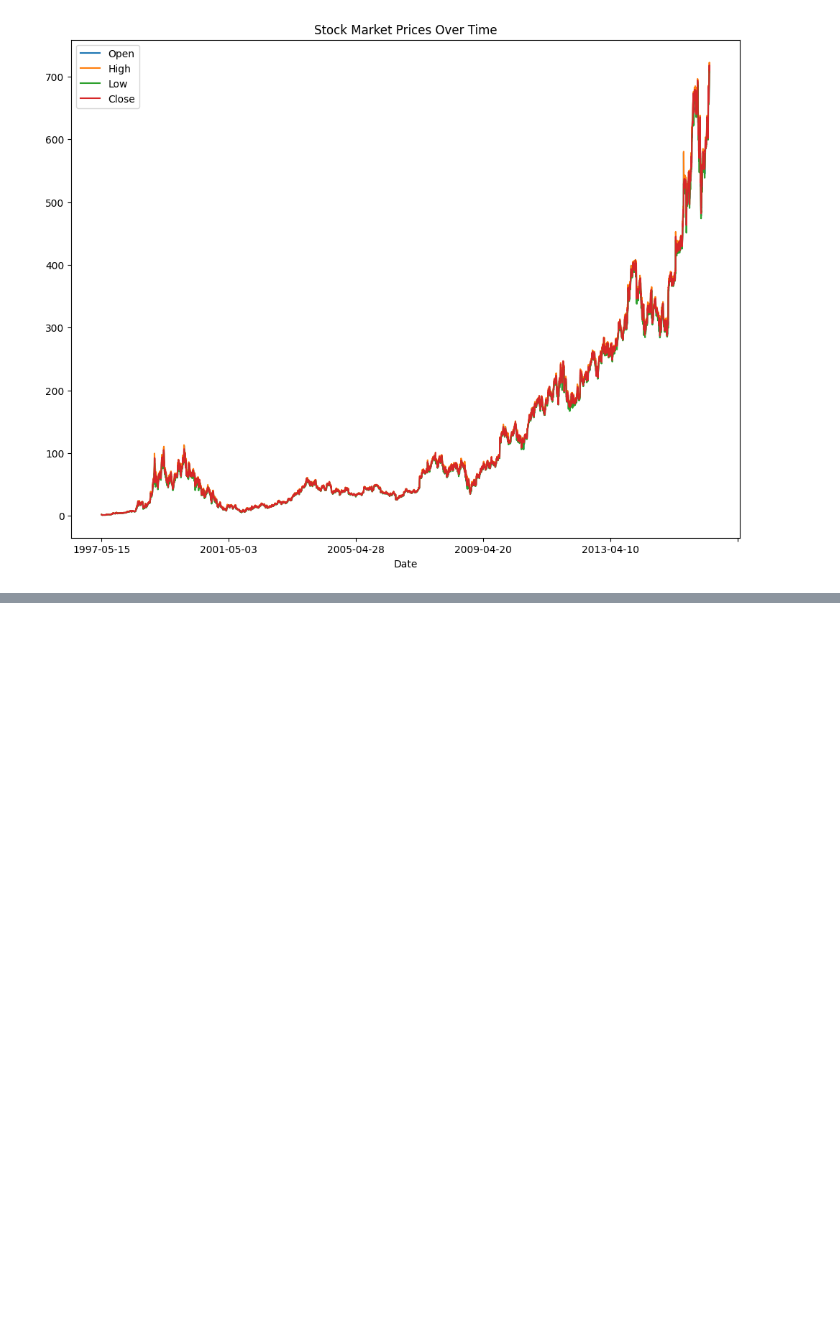
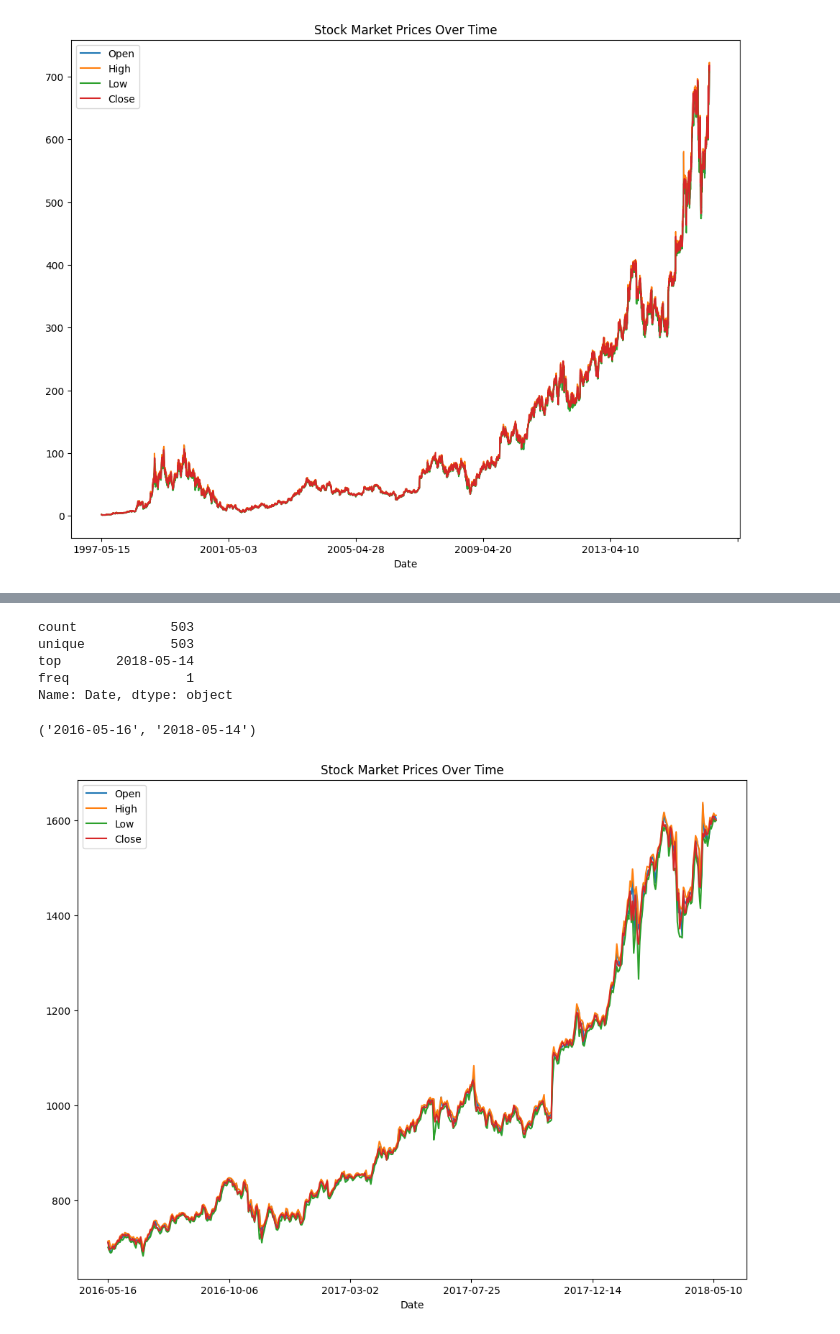
Before and after one commit to MeetPatel89/stock_direct, a Jupyter notebook: notebooks/explore-0.0.1.ipynb, the cells around one changed output, grey strips where cells are left out. Drawn from its saved outputs; the diff is of its cells as text; code cells hidden in the pictures; blank space fills up the shorter version.

```diff
--- a/notebooks/explore-0.0.1.ipynb
+++ b/notebooks/explore-0.0.1.ipynb
@@ -73,0 +119,18 @@ plt.show()
+# %%
+df_val["Date"].describe()
+# %% [output]
+count            503
+unique           503
+top       2018-05-14
+freq               1
+Name: Date, dtype: object
+# %%
+df_val["Date"].min(), df_val["Date"].max()
+# %% [output]
+('2016-05-16', '2018-05-14')
+# %%
+plt.rcParams["figure.figsize"] = (12, 9)
+df_val.plot(x="Date", y=["Open", "High", "Low", "Close"], title="Stock Market Prices Over Time")
+plt.show()
+# %% [output]
+[figure, added]
```
Also changed, not shown: parts of 24 cells of this notebook, 3 other files.
